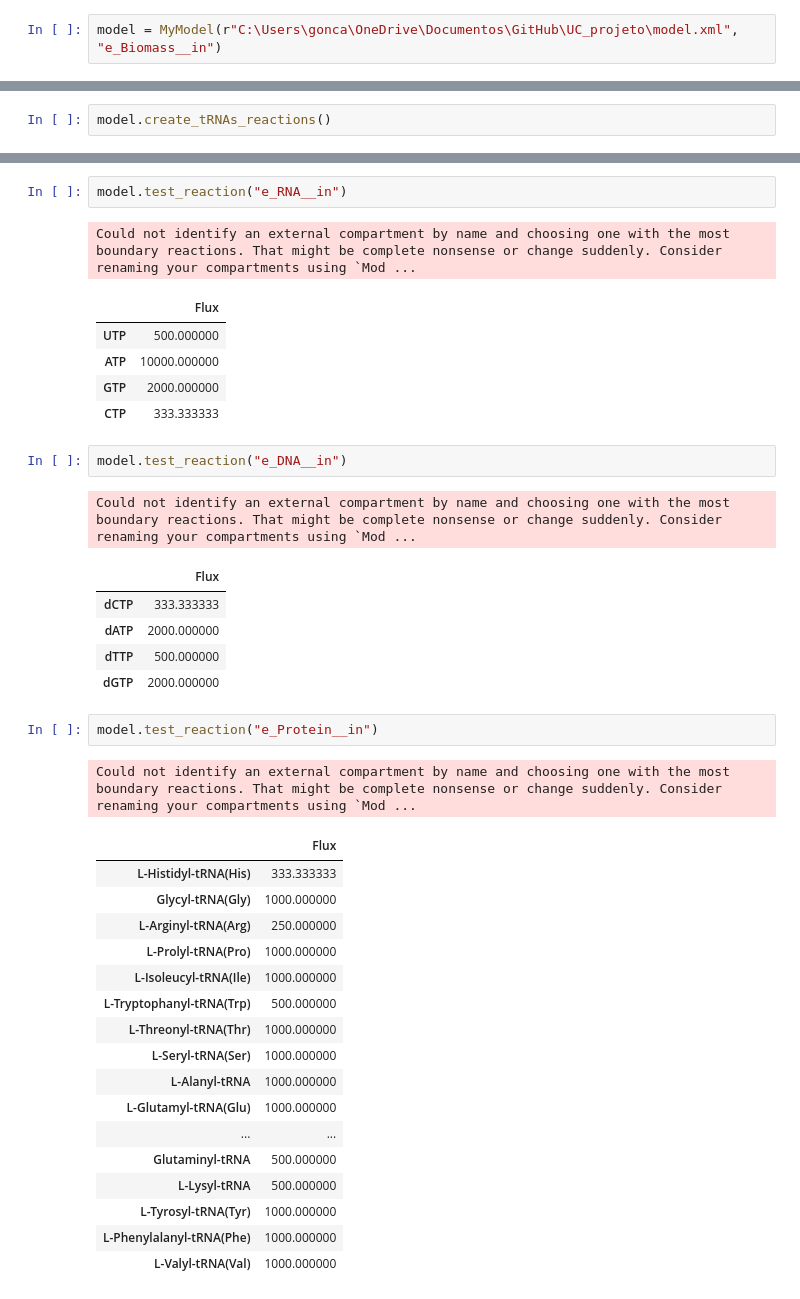
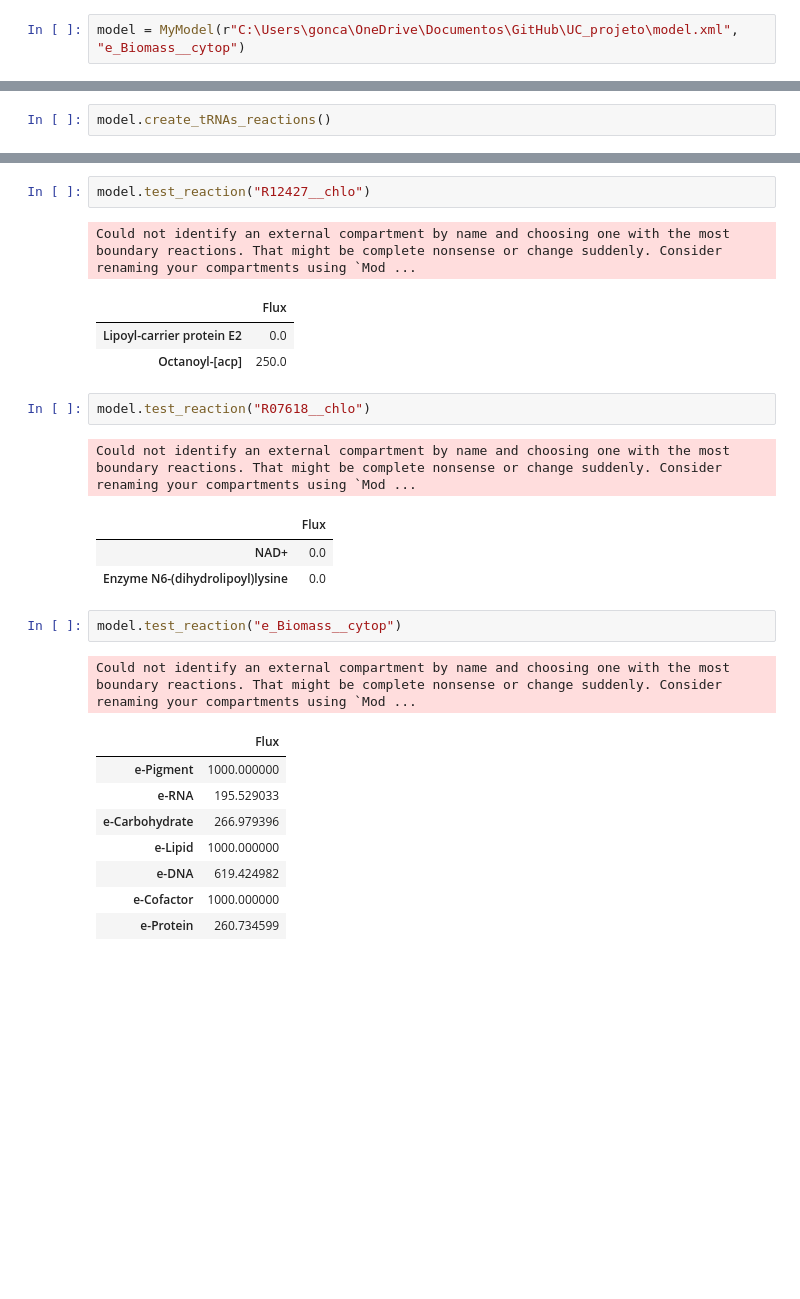
Before and after one commit to Apolinario8/UC_projeto, a Jupyter notebook: scripts/pathway_fluxesV2.ipynb, the cells around one changed output, grey strips where cells are left out. Drawn from its saved outputs; the diff is of its cells as text; blank space fills up the shorter version.

```diff
--- a/scripts/pathway_fluxesV2.ipynb
+++ b/scripts/pathway_fluxesV2.ipynb
@@ -3,6 +2,6 @@ import sys
 from COBRAmodel import MyModel
 # %%
-model = MyModel(r"C:\Users\gonca\OneDrive\Documentos\GitHub\UC_projeto\model.xml", "e_Biomass__in")
+model = MyModel(r"C:\Users\gonca\OneDrive\Documentos\GitHub\UC_projeto\model.xml", "e_Biomass__cytop")
 # %% [output]
 Loading
 3077 does not conform to 'http(s)://identifiers.org/collection/id' or'http(s)://identifiers.org/COLLECTION:id
@@ -26,39 +54,26 @@ model.create_sink("C00002__in")     #ATP
 # %%
-model.test_reaction("e_RNA__in")
+model.test_reaction("R12427__chlo")
 # %% [output]
 Could not identify an external compartment by name and choosing one with the most boundary reactions. That might be complete nonsense or change suddenly. Consider renaming your compartments using `Mod ...
 |  | Flux |
-| UTP | 500.000000 |
-| ATP | 10000.000000 |
-| GTP | 2000.000000 |
-| CTP | 333.333333 |
+| Lipoyl-carrier protein E2 | 0.0 |
+| Octanoyl-[acp] | 250.0 |
 # %%
-model.test_reaction("e_DNA__in")
+model.test_reaction("R07618__chlo")
 # %% [output]
 Could not identify an external compartment by name and choosing one with the most boundary reactions. That might be complete nonsense or change suddenly. Consider renaming your compartments using `Mod ...
 |  | Flux |
-| dCTP | 333.333333 |
-| dATP | 2000.000000 |
-| dTTP | 500.000000 |
-| dGTP | 2000.000000 |
+| NAD+ | 0.0 |
+| Enzyme N6-(dihydrolipoyl)lysine | 0.0 |
 # %%
-model.test_reaction("e_Protein__in")
+model.test_reaction("e_Biomass__cytop")
 # %% [output]
 Could not identify an external compartment by name and choosing one with the most boundary reactions. That might be complete nonsense or change suddenly. Consider renaming your compartments using `Mod ...
 |  | Flux |
-| L-Histidyl-tRNA(His) | 333.333333 |
-| Glycyl-tRNA(Gly) | 1000.000000 |
-| L-Arginyl-tRNA(Arg) | 250.000000 |
-| L-Prolyl-tRNA(Pro) | 1000.000000 |
-| L-Isoleucyl-tRNA(Ile) | 1000.000000 |
-| L-Tryptophanyl-tRNA(Trp) | 500.000000 |
-| L-Threonyl-tRNA(Thr) | 1000.000000 |
-| L-Seryl-tRNA(Ser) | 1000.000000 |
-| L-Alanyl-tRNA | 1000.000000 |
-| L-Glutamyl-tRNA(Glu) | 1000.000000 |
-| ... | ... |
-| Glutaminyl-tRNA | 500.000000 |
-| L-Lysyl-tRNA | 500.000000 |
-| L-Tyrosyl-tRNA(Tyr) | 1000.000000 |
-| L-Phenylalanyl-tRNA(Phe) | 1000.000000 |
-| L-Valyl-tRNA(Val) | 1000.000000 |
+| e-Pigment | 1000.000000 |
+| e-RNA | 195.529033 |
+| e-Carbohydrate | 266.979396 |
+| e-Lipid | 1000.000000 |
+| e-DNA | 619.424982 |
+| e-Cofactor | 1000.000000 |
+| e-Protein | 260.734599 |
```
Also changed, not shown: parts of 24 cells of this notebook, 26 other files.
